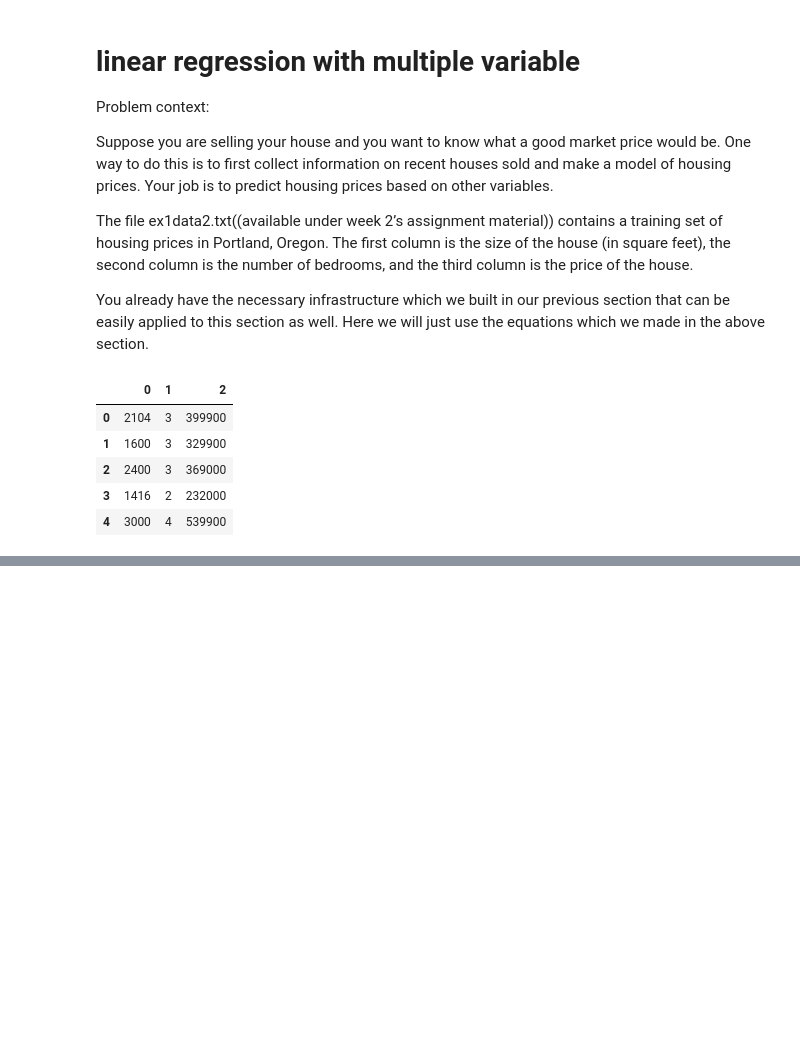
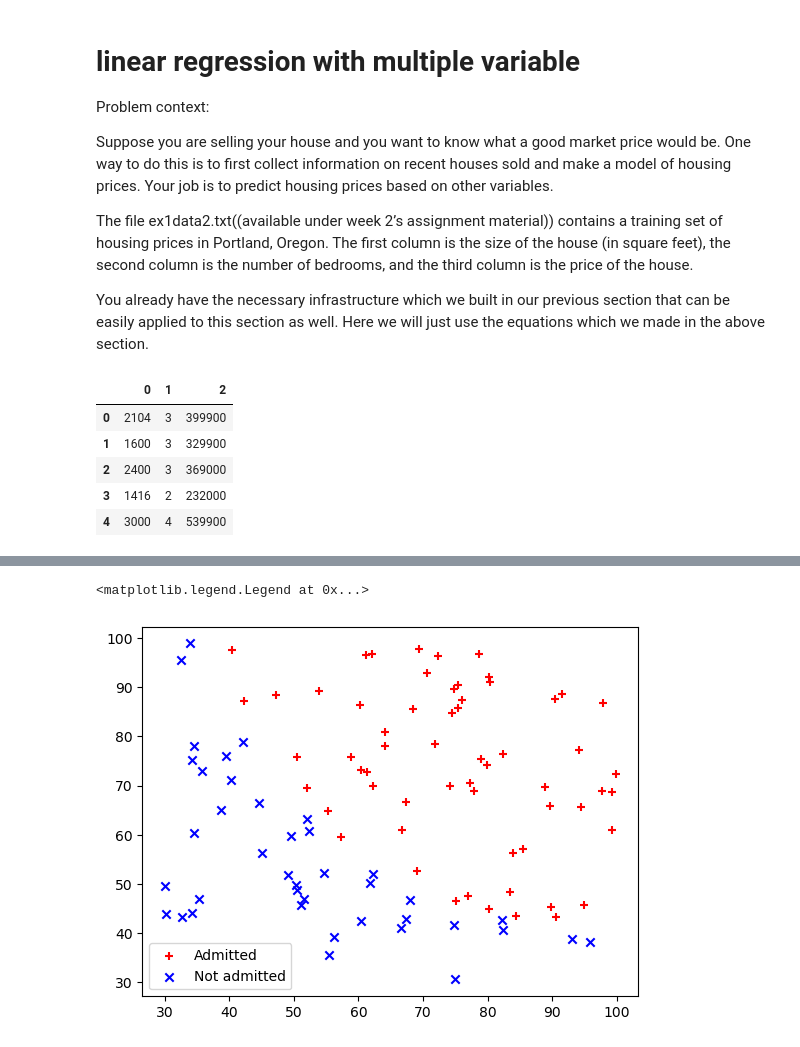
Before and after one commit to khalequzzamanlikhon/ML-Coursera-Python, a Jupyter notebook: Machine-Learning-Coursera-python.ipynb, the cells around one changed output, grey strips where cells are left out. Cells and saved outputs as stored; diff of their text form; code cells hidden in the pictures; blank space fills up the shorter version.

```diff
--- a/Machine-Learning-Coursera-python.ipynb
+++ b/Machine-Learning-Coursera-python.ipynb
@@ -253,0 +312,3 @@ Cost for new house having size 1.0 and 1.0 bedrooms:  436794.4196589687
+# %%
+data=pd.read_csv("ex2data1.txt",header=None)
+data.head()
@@ -253,0 +322,4 @@ Cost for new house having size 1.0 and 1.0 bedrooms:  436794.4196589687
+# %%
+X=data.iloc[:,:2]
+y=data.iloc[:,2]
+X.head()
@@ -253,0 +333,10 @@ Cost for new house having size 1.0 and 1.0 bedrooms:  436794.4196589687
+# %%
+res=y==1
+adm=plt.scatter(X[res][0].values,X[res][1].values,c="r",marker="+")
+not_adm = plt.scatter(X[~res][0].values, X[~res][1].values,c="b",marker="x")
+#plt.xlabel("Exam 1 score")
+#plt.ylabel("Exam 2 score")
+plt.legend((adm, not_adm), ('Admitted', 'Not admitted'))
+# %% [output]
+<matplotlib.legend.Legend at 0x...>
+[figure, added]
```
Also changed, not shown: parts of 71 cells of this notebook, 2 other files.
